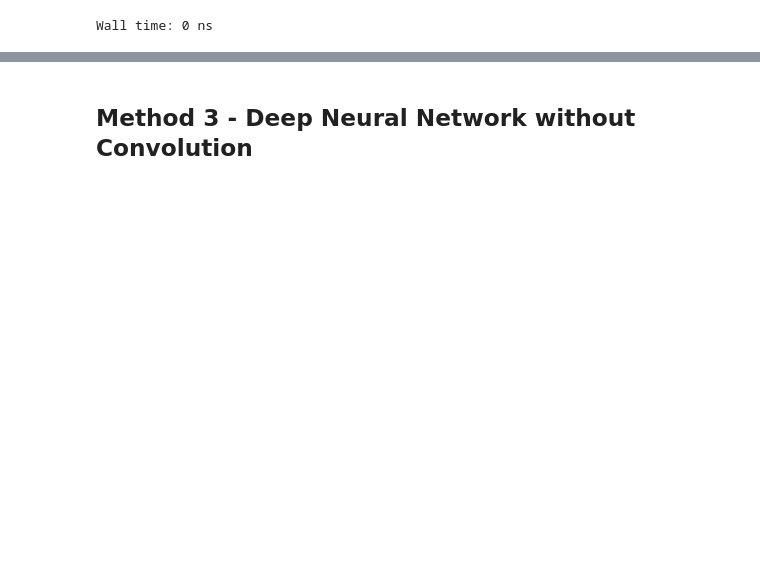
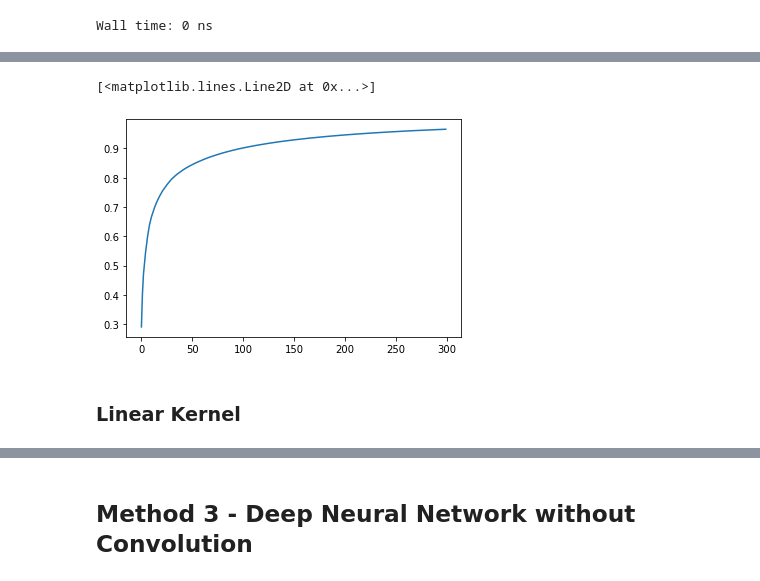
Before and after one commit to tanmaygadgil/cifar-ml, a Jupyter notebook: CIFAR-ML.ipynb, the cells around one changed output, grey strips where cells are left out. Drawn from its saved outputs; the diff is of its cells as text; code cells hidden in the pictures; blank space fills up the shorter version.

```diff
--- a/CIFAR-ML.ipynb
+++ b/CIFAR-ML.ipynb
@@ -264,0 +358,10 @@ weighted avg       0.89      0.89      0.89     10000
+# %%
+pca = PCA(n_components=300)
+# %%
+x_train_svm_pca = pca.fit_transform(x_train_svm)
+# %%
+cum_sum = []
+s = 0
+for i in pca.explained_variance_ratio_:
+    s += i
+    cum_sum.append(s)
@@ -264,0 +388,5 @@ weighted avg       0.89      0.89      0.89     10000
+# %%
+plt.plot(cum_sum)
+# %% [output]
+[<matplotlib.lines.Line2D at 0x...>]
+[figure, added]
@@ -264,0 +396,2 @@ weighted avg       0.89      0.89      0.89     10000
+# %% [markdown]
+### Linear Kernel
```
Also changed, not shown: parts of 52 cells of this notebook.
